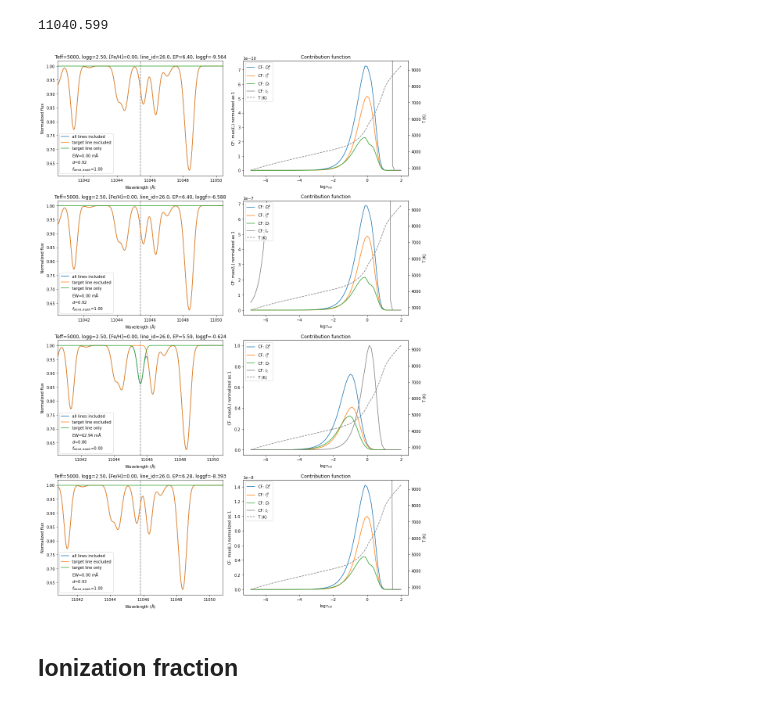
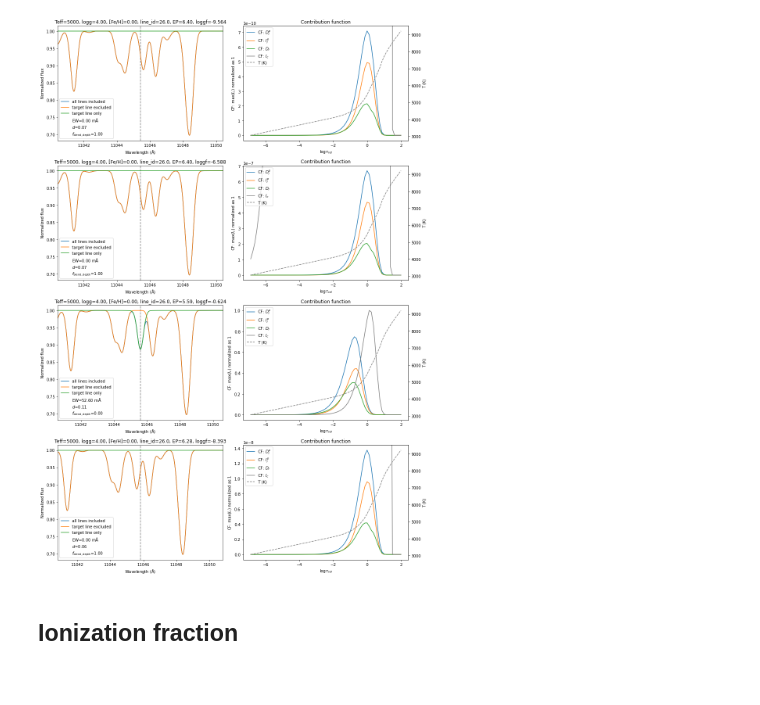
Before and after one commit to MingjieJian/pymoog, a Jupyter notebook: pymoog/internal.ipynb, the cells around one changed output. Cells and saved outputs as stored; diff of their text form; code cells hidden in the pictures.

```diff
--- a/pymoog/internal.ipynb
+++ b/pymoog/internal.ipynb
@@ -2,7 +2,7 @@
 import numpy as np
 import matplotlib.pyplot as plt
 import pandas as pd
-import line_data
+# import line_data
 from astropy import constants
 import astropy.units as u
 import synth
@@ -13,3 +13,4 @@ import re
 
 MOOG_path = '{}/.pymoog/moog_nosm/moog_nosm_NOV2019/'.format(os.environ['HOME'])
 MOOG_run_path = '{}/.pymoog/rundir/'.format(os.environ['HOME'])
+internal_path = '/media/disk/my_writing/mingjie-workspace/source/he_abun/img/pymoog/'
@@ -35,15 +17,12 @@ THE LINE LIST; here is the filename: line.list
-# %%
-11045.599-5
-# %% [output]
-11040.599
 # %%
 line_wav_input = 11045.599
 line_id = 26.0
-teff = 5000; logg = 2.5; fe_h = 0
+teff = 5000; logg = 4.0; fe_h = 0
 resolution = 28000
-pymoog.contri_func.plot_contri_func(line_wav_input, line_id, teff, logg, fe_h, resolution, 'vald_11000_24000')
+pymoog.contri_func.plot_contri_func(teff, logg, fe_h, resolution, 'vald_11000_24000', line_wav_input=line_wav_input, line_id=line_id)
+plt.savefig(internal_path+'contri_func.png', dpi=250)
 # %% [output]
-[figure, old version]
+[figure, new version]
 # %% [markdown]
 ## Ionization fraction
 # %%
```
Also changed, not shown: parts of 42 cells of this notebook, 9 other files.
